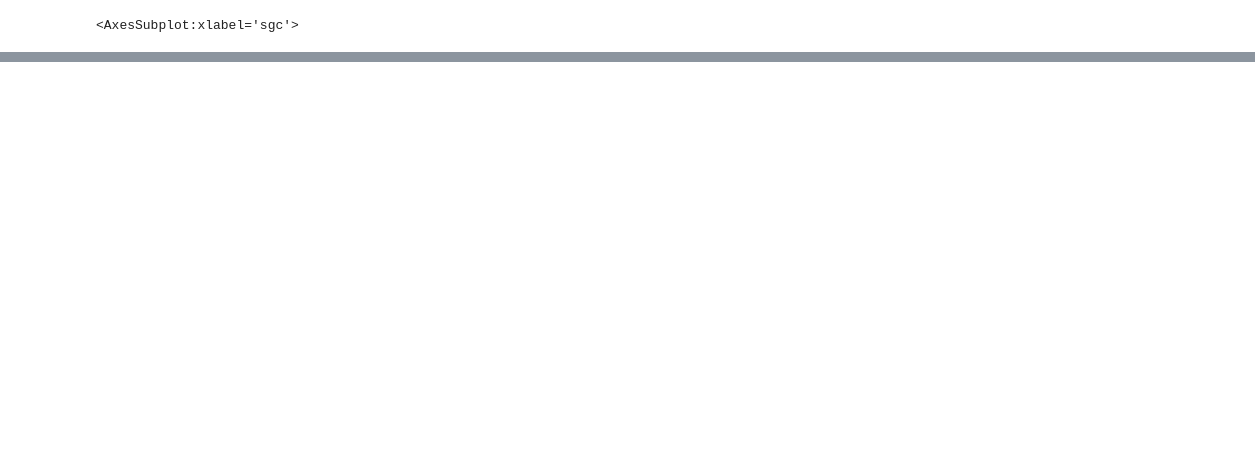
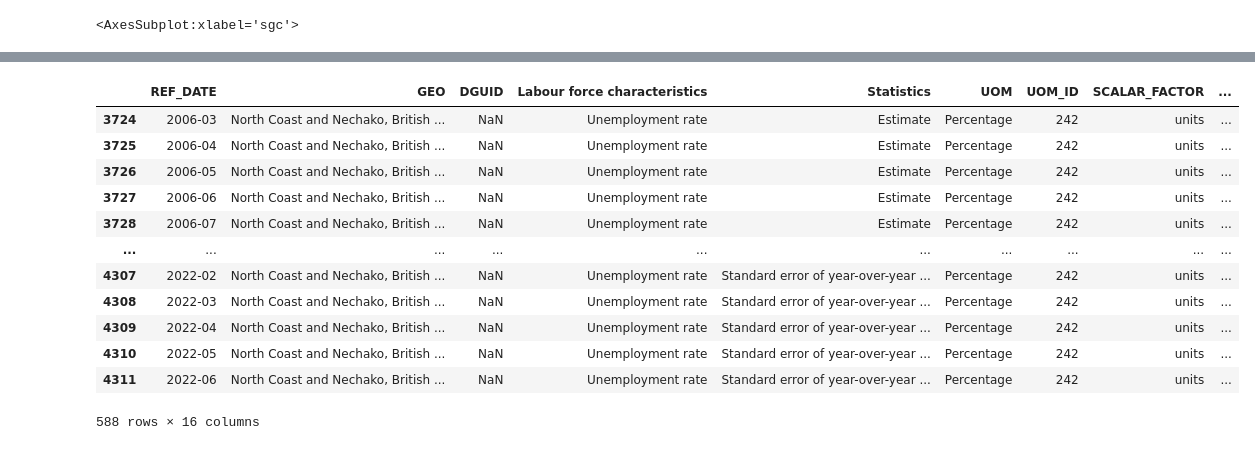
Before and after one commit to kevin-halasz/m2pi, a Jupyter notebook: m2pi_hammed.ipynb, the cells around one changed output, grey strips where cells are left out. Cells and saved outputs as stored; diff of their text form; code cells hidden in the pictures; blank space fills up the shorter version.

```diff
--- a/m2pi_hammed.ipynb
+++ b/m2pi_hammed.ipynb
@@ -266,3 +266,6 @@ df1_2016.plot.bar(x='sgc', y = 'unempl_rate', rot=0)
 [interactive output not drawn]
 [interactive output not drawn]
 <AxesSubplot:xlabel='sgc'>
+# %%
+df_NC = pd.read_csv("C:/Users/hamme/Desktop/Folders__/M2PI/census_if/census_lf/lfs_north_coast.csv")
+df_NC
@@ -268,0 +286,17 @@ df1_2016.plot.bar(x='sgc', y = 'unempl_rate', rot=0)
+# %%
+df1_NC=df_NC.loc[df_NC['Labour force characteristics'] == 'Unemployment rate']
+df1_NC
+# %% [output]
+|  | REF_DATE | GEO | DGUID | Labour force characteristics | Statistics | UOM | UOM_ID | SCALAR_FACTOR | ... |
+| 3724 | 2006-03 | North Coast and Nechako, British ... | NaN | Unemployment rate | Estimate | Percentage | 242 | units | ... |
+| 3725 | 2006-04 | North Coast and Nechako, British ... | NaN | Unemployment rate | Estimate | Percentage | 242 | units | ... |
+| 3726 | 2006-05 | North Coast and Nechako, British ... | NaN | Unemployment rate | Estimate | Percentage | 242 | units | ... |
+| 3727 | 2006-06 | North Coast and Nechako, British ... | NaN | Unemployment rate | Estimate | Percentage | 242 | units | ... |
+| 3728 | 2006-07 | North Coast and Nechako, British ... | NaN | Unemployment rate | Estimate | Percentage | 242 | units | ... |
+| ... | ... | ... | ... | ... | ... | ... | ... | ... | ... |
+| 4307 | 2022-02 | North Coast and Nechako, British ... | NaN | Unemployment rate | Standard error of year-over-year ... | Percentage | 242 | units | ... |
+| 4308 | 2022-03 | North Coast and Nechako, British ... | NaN | Unemployment rate | Standard error of year-over-year ... | Percentage | 242 | units | ... |
+| 4309 | 2022-04 | North Coast and Nechako, British ... | NaN | Unemployment rate | Standard error of year-over-year ... | Percentage | 242 | units | ... |
+| 4310 | 2022-05 | North Coast and Nechako, British ... | NaN | Unemployment rate | Standard error of year-over-year ... | Percentage | 242 | units | ... |
+| 4311 | 2022-06 | North Coast and Nechako, British ... | NaN | Unemployment rate | Standard error of year-over-year ... | Percentage | 242 | units | ... |
+588 rows × 16 columns
```
Also changed, not shown: parts of 1 cell of this notebook.
